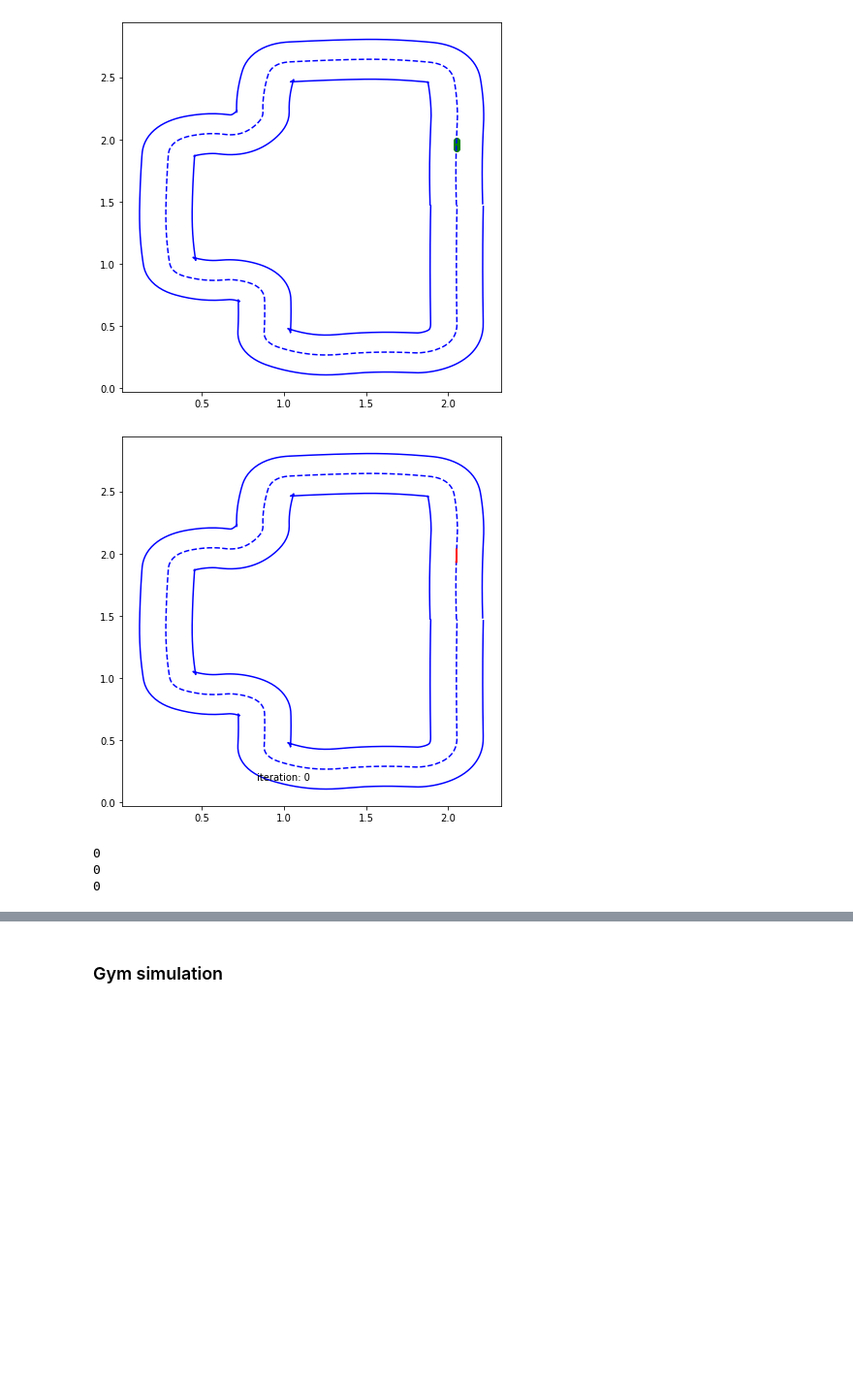
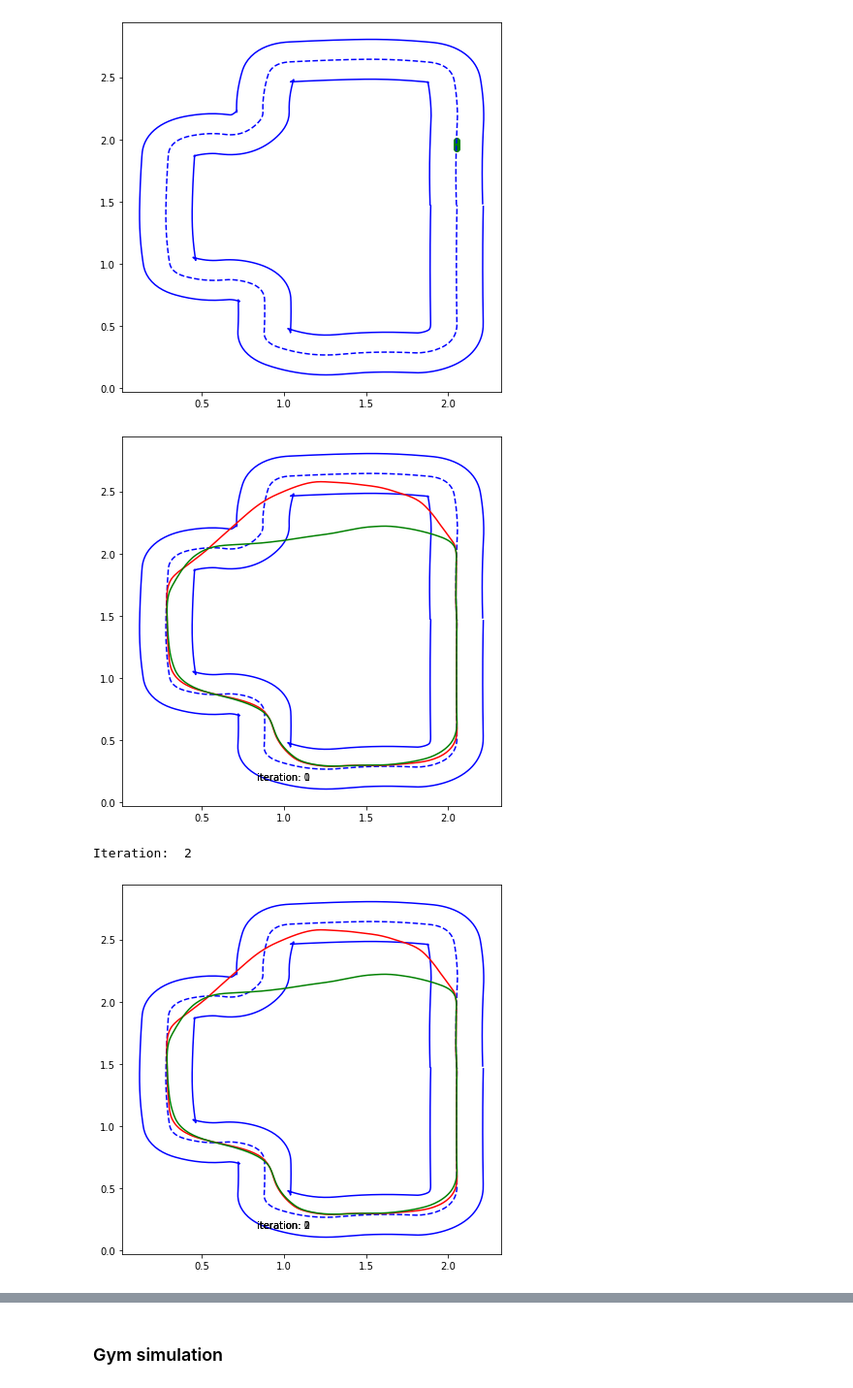
Before and after one commit to giuliovv/duckrace, a Jupyter notebook: iterative_mpc.ipynb, the cells around one changed output, grey strips where cells are left out. Shown at 97% size. Saved outputs shown, nothing was run; the diff lists cells and outputs as text; code cells hidden in the pictures; blank space fills up the shorter version.

Commit message:
Multi iterations in knn

```diff
--- a/iterative_mpc.ipynb
+++ b/iterative_mpc.ipynb
@@ -2,7 +2,7 @@
 # Hyperparameters
 test_results = True
 T = 15
-N = 10
+N = 3
 n_from_index = 0 # How distant the first point is
 # %%
 import gym_duckietown
@@ -162,12 +165,12 @@ opti = Opti()
 
 x = opti.variable(5,N+1)    # States with dimension (n_x, prediction_horizon+1) (x(0),...,x(N+1))
 u = opti.variable(2,N)      # Inputs with dimension (n_u, prediction_horizon) (u(0),...,u(N))
-l = opti.variable(K)      # Lambda of convex hull
+l = opti.variable(K*i_j)      # Lambda of convex hull
 l_conv_comb = opti.variable(ins.shape[1])
 z = opti.variable(1,1)      # z of the paper
 x0 = opti.parameter(5,1)    # Parameter to set the initial state conditions (x(0))
-D = opti.parameter(5,K)     # Nearest neighbors
-J = opti.parameter(1, K)    # A matrix time, iteration with the old states
+D = opti.parameter(5,K*i_j)     # Nearest neighbors
+J = opti.parameter(1, K*i_j)    # A matrix time, iteration with the old states
 t_to_N = opti.parameter(1, N-1)  # Next t time steps
 central_line = opti.parameter(2, TB)  # Next t time steps
 
@@ -177,14 +180,14 @@ def h(x):
    return if_else(logic_and(t_to_N, logic_and(x[1,:]>=finish_line.y, logic_and(mod(x[2,:], 2*pi)==finish_line.theta, x[0,:] == finish_line.x))), 0, 1)
 
 def bounds(x):
-   return if_else(pow(x[0,1:1+TB]-central_line[0,:], 2) + pow(x[1,1:1+TB]-central_line[1,:], 2) <= 0.0625, 0, 1e10)
+   return if_else((x[0,1:1+TB]-central_line[0,:])**2 + (x[1,1:1+TB]-central_line[1,:])**2 <= 0.07, 0, 1e3)
 
 def bound_convex_comb(l_conv_comb):
    # Check if a convex combination that gives x[0], x[1] exists,
    # if that's the case the point is inside the internal boundaries
    return if_else(l_conv_comb >= 0, 1e4, 0)
 
-obj = sum2(h(x[:3,:N-1])) + J@l + sum1(bound_convex_comb(l_conv_comb))
+obj = sumsqr(h(x[:3,:N-1])) + J@l + sumsqr(bounds(x))
 
 opti.minimize(obj)
 
@@ -203,11 +206,11 @@ opti.subject_to(x[:,0] == x0)
 opti.subject_to(l >= 0)
 opti.subject_to(sum1(l) == 1)
 opti.subject_to(D@l == x[:,N])
-# opti.subject_to(pow(x[0,1:1+TB]-central_line[0,:], 2) + pow(x[1,1:1+TB]-central_line[1,:], 2) <= 0.0625)
-opti.subject_to(ins@l_conv_comb == x[:2,:])
-opti.subject_to(sum1(l_conv_comb) == 1)
+
+# opti.subject_to((x[0,1:1+TB]-central_line[0,:])**2 + (x[1,1:1+TB]-central_line[1,:])**2 <= 0.4)
 
 opti.set_value(x0,[pose.x, pose.y, pose.theta, 0, 0]) # Set the initial x0 value
+# opti.set_value(central_line,[pose.x, pose.y]) # It is almost the same
 
 # Ipopt
 opts = dict()
@@ -307,7 +304,7 @@ plt.scatter(np.array(traj[30:35,0]), np.array(traj[30:35,1]), c="g")
 <matplotlib.collections.PathCollection at 0x...>
 [figure]
 # %%
-n_iterations = 5
+n_iterations = 15
 
 real_time_plot = True
 
@@ -316,7 +313,7 @@ X_log = X_log_orig
 # X_log[2,:] = (X_log_orig[2,:]+np.pi) % (2*np.pi) - np.pi
 all_points = all_points_orig
 # all_points[2,:] = (all_points_orig[2,:]+np.pi) % (2*np.pi) - np.pi
-last_iterations = all_points
+last_iterations = horzcat(*[all_points]*i_j).toarray()
 x = x_orig
 
 F = utils.model_F(dt=dt)
@@ -327,6 +324,7 @@ if idx+N > all_points.shape[1]:
 Js = []
 idxs = []
 plain_loops = []
+loops_with_time = [last_iterations]
 
 plt.plot(traj[:,0], traj[:,1], "b--")
 plt.plot(*inside.T, "b")
@@ -349,7 +347,7 @@ for iteration in range(n_iterations):
     # idx = int(index)
 
     kdtree = spatial.KDTree(last_loop[:2, :200].T)
-    nbrs = NearestNeighbors(n_neighbors=K, algorithm='ball_tree').fit(last_iterations[:2, :200].T)
+    nbrs = NearestNeighbors(n_neighbors=K*i_j, algorithm='ball_tree').fit(last_iterations[:2, :].T)
     _,idx = kdtree.query(np.array([x[0], x[1]]).reshape(-1))
     t = 0
     print("Iteration: ", iteration)
@@ -373,7 +371,14 @@ for iteration in range(n_iterations):
         Js.append(J)
         idxs.append(idx)
         _, traj_idx = kdtraj.query(np.array([x[0], x[1]]).reshape(-1))
-        u, l = M(x, DM(D[:, :]), DM(J)/600, (np.arange(t, t+N-1)>=finish_line.t).T, traj[(traj_idx+1)%traj_len:(traj_idx+1+TB)%traj_len, :2].T)
+        start_section = (traj_idx+1)%traj_len
+        finish_section = (traj_idx+1+TB)%traj_len
+        if finish_section > start_section:
+            section = traj[start_section:finish_section, :2]
+        else:
+            section = vertcat(traj[start_section:, :2], traj[:finish_section, :2])
+        # plt.scatter(*section.toarray()[0])
+        u, l = M(x, DM(D[:, :]), DM(J)/600, (np.arange(t, t+N-1)>=finish_line.t).T, section.T)
 
         U_log = np.column_stack((U_log, u))
         X_log = np.column_stack((X_log, x))
@@ -382,50 +387,53 @@ for iteration in range(n_iterations):
         x = F(x,u)
         # x[2] = mod(x[2]+pi, 2*pi)-pi
         dist = (x[0]-traj[(traj_idx+1)%traj_len,0] + x[1]-traj[(traj_idx+1)%traj_len,1])**2
-        print(dist >= 0.0625)
-        if dist >= 0.0625:
-            print(dist)
+        # if dist >= 0.0625:
+            # plt.plot(*X_log[:2,:], c=['r', 'g', 'y'][iteration%3])
+            # ipythondisplay.clear_output(wait=True)
+            # ipythondisplay.display(plt.gcf())
+            # print(dist)
+            # print(section)
         dists.append(dist)
 
         _,idx_new = kdtree.query(np.array([x[0], x[1]]).reshape(-1))
         if idx_new >= idx:
             idx = idx_new
             if idx+N > traj.shape[0]:
                 idx = traj.shape[0] - idx
 
         if x[1] >= finish_line.y and t >= finish_line.t:
             break
         t += 1
-        if t%10 == 0 and real_time_plot:
-            plt.plot(*X_log[:2,:], c=['r', 'g', 'y'][iteration%3])
-            ipythondisplay.clear_output(wait=True)
-            ipythondisplay.display(plt.gcf())
         # if t == 100:
         #     break
         if t == 150:
             # Now it can see all the points
             kdtree = spatial.KDTree(last_loop[:2, :].T)
             # The first points in the next iteration have distance 0 to the finish line
-            last_iterations[-1, :K] = 0
+            last_iterations[-1, :K*i_j] = 0
             # After one iteration the angle is +2*pi
             last_iterations[2, :100] = last_iterations[2, :100] + 2*np.pi
-            nbrs = NearestNeighbors(n_neighbors=K, algorithm='ball_tree').fit(last_iterations[:2, :].T)
+            nbrs = NearestNeighbors(n_neighbors=K*i_j, algorithm='ball_tree').fit(last_iterations[:2, :].T)
+    if real_time_plot:
+        plt.plot(*X_log[:2,:], c=['r', 'g', 'y'][iteration%3])
+        ipythondisplay.clear_output(wait=True)
+        ipythondisplay.display(plt.gcf())
     last_points = X_log
     last_points = np.vstack((last_points, np.arange(last_points.shape[1])[::-1]))
 
     plain_loops.append(X_log)
+    loops_with_time.append(last_points)
 
     # Here only if use 1 iteration in the past
-    last_iterations = last_points
+    last_iterations = horzcat(*loops_with_time[-i_j:]).toarray()
 
     all_points_len = all_points.shape[1]
     if all_points_len > last_points.shape[1]:
         last_points = np.pad(last_points, ((0,0), (0, all_points_len-last_points.shape[1])), 'constant', constant_values=(0,0))
     if all_points_len < last_points.shape[1]:
         all_points = np.pad(all_points, ((0,0), (0, last_points.shape[1]-all_points_len)), 'constant', constant_values=(0,0))
     all_points = np.hstack((all_points, last_points))
 # %% [output]
-[figure, old version]
+[figure, new version]
-0
-0
-0
+Iteration:  2
+[figure, added]
```
Also changed, not shown: parts of 14 cells of this notebook, 2 other files.
